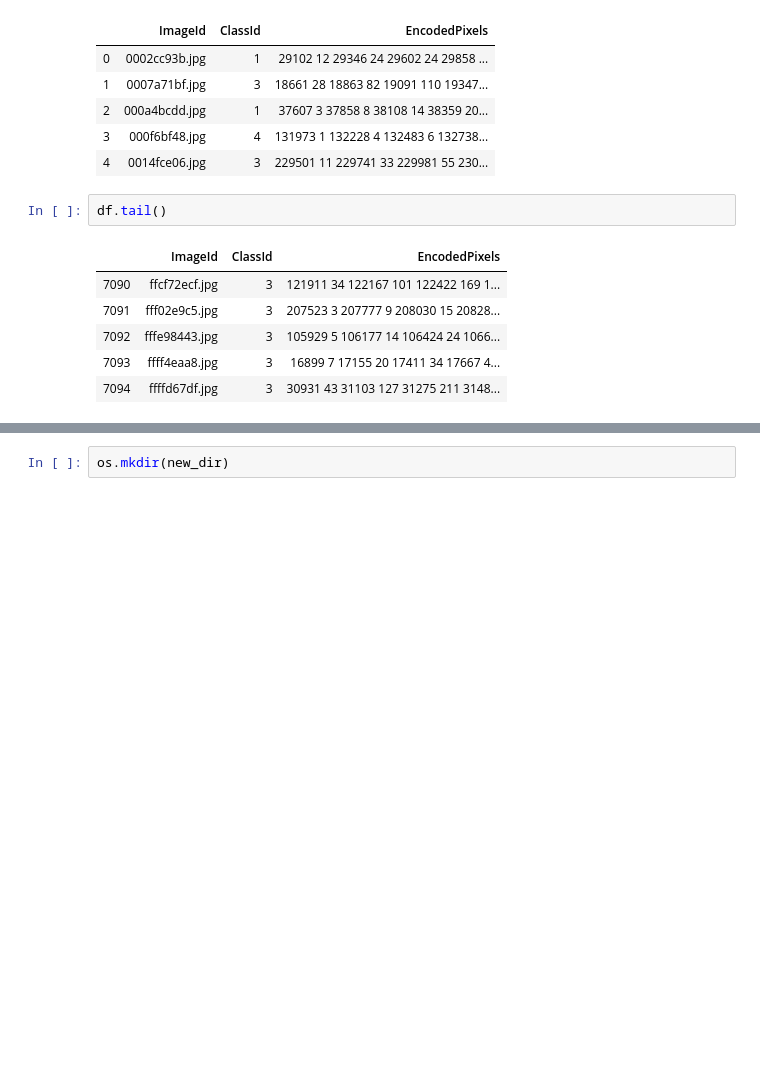
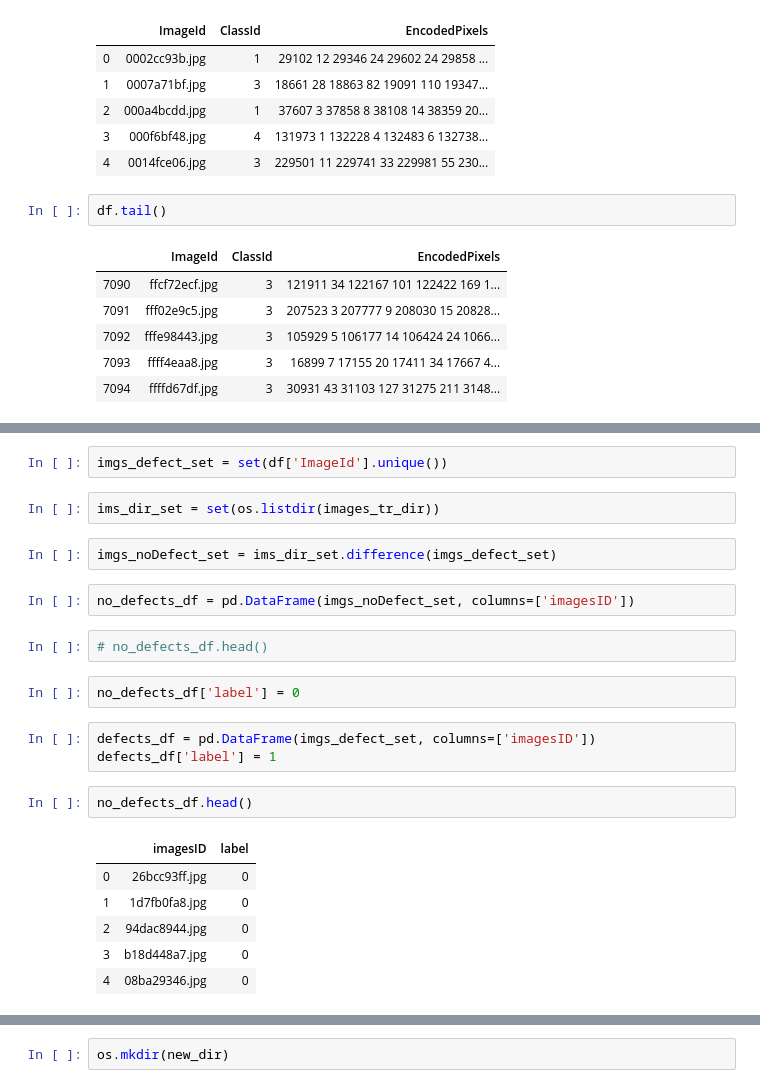
Before and after one commit to carlosezmz/Steel-Defects-Classification, a Jupyter notebook: Experimental.ipynb, the cells around one changed output, grey strips where cells are left out. Drawn from its saved outputs; the diff is of its cells as text; blank space fills up the shorter version.

Commit message:
train_binary
train_binary.csv contains images with defect and no defects. Label o means no defect and label 1 means has a at least one defect.

```diff
--- a/Experimental.ipynb
+++ b/Experimental.ipynb
@@ -90,0 +84,24 @@ x_train, x_val, y_train, y_val = train_test_split(x_train, y_train,
+# %%
+imgs_defect_set = set(df['ImageId'].unique())
+# %%
+ims_dir_set = set(os.listdir(images_tr_dir))
+# %%
+imgs_noDefect_set = ims_dir_set.difference(imgs_defect_set)
+# %%
+no_defects_df = pd.DataFrame(imgs_noDefect_set, columns=['imagesID'])
+# %%
+# no_defects_df.head()
+# %%
+no_defects_df['label'] = 0
+# %%
+defects_df = pd.DataFrame(imgs_defect_set, columns=['imagesID'])
+defects_df['label'] = 1
+# %%
+no_defects_df.head()
+# %% [output]
+|  | imagesID | label |
+| 0 | 26bcc93ff.jpg | 0 |
+| 1 | 1d7fb0fa8.jpg | 0 |
+| 2 | 94dac8944.jpg | 0 |
+| 3 | b18d448a7.jpg | 0 |
+| 4 | 08ba29346.jpg | 0 |
```
Also changed, not shown: parts of 48 cells of this notebook, 1 other file.
